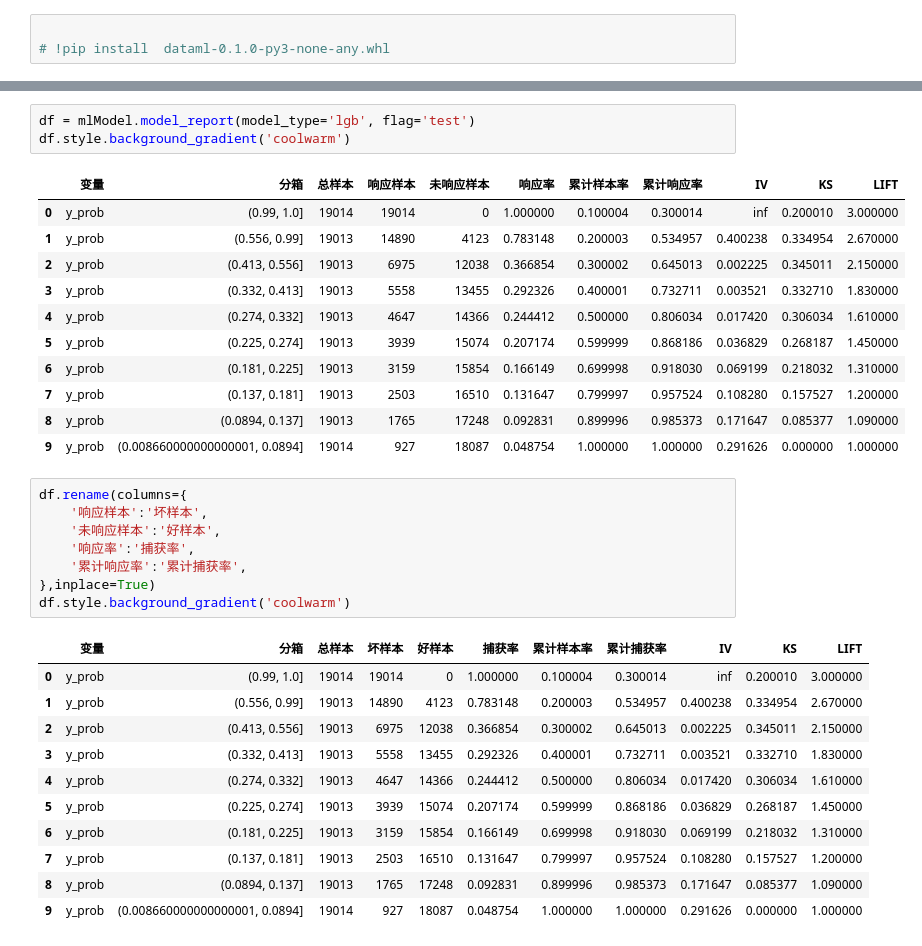
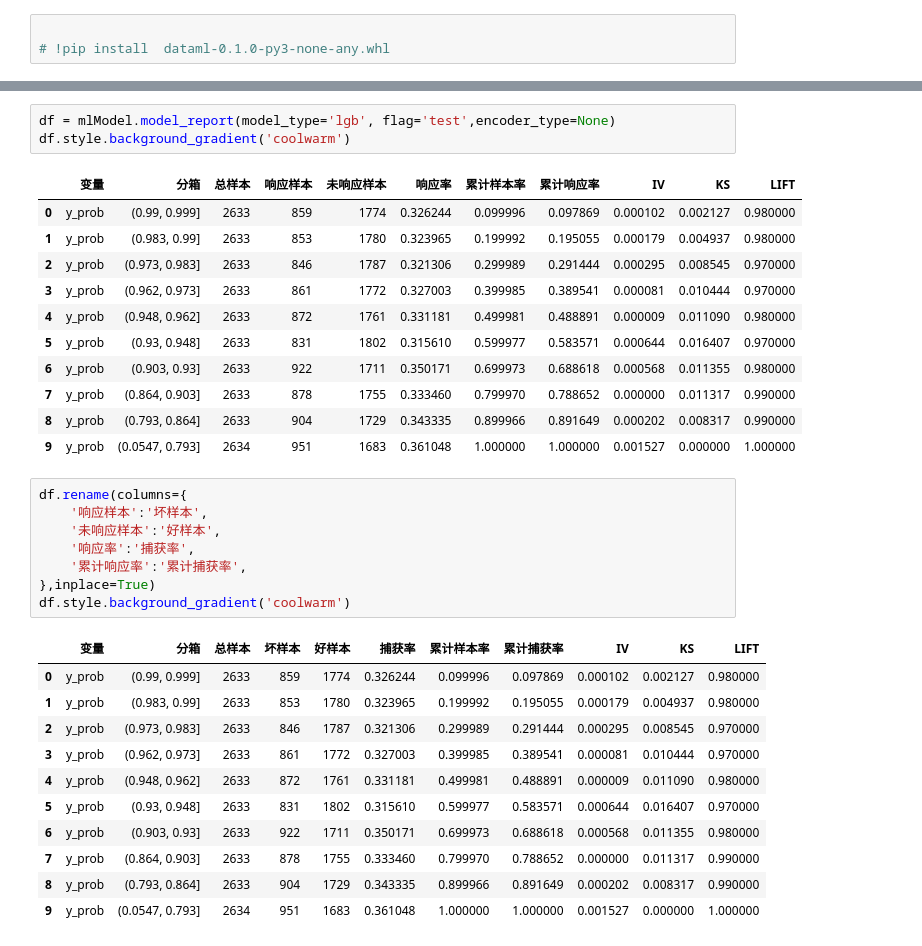
Before and after one commit to wengbenjue/dataml, a Jupyter notebook: data_analysis_example/3.测试集模型报告.ipynb, the cells around one changed output, grey strips where cells are left out. Saved outputs shown, nothing was run; the diff lists cells and outputs as text.

```diff
--- a/data_analysis_example/测试集模型报告.ipynb
+++ b/data_analysis_example/3.测试集模型报告.ipynb
@@ -14,18 +17,18 @@ INFO - {'C': 0.5, 'penalty': 'l1', 'solver': 'liblinear', 'class_weight': 'balan
 # %%
-df = mlModel.model_report(model_type='lgb', flag='test')
+df = mlModel.model_report(model_type='lgb', flag='test',encoder_type=None)
 df.style.background_gradient('coolwarm')
 # %% [output]
 |  | 变量 | 分箱 | 总样本 | 响应样本 | 未响应样本 | 响应率 | 累计样本率 | 累计响应率 | IV | KS | LIFT |
-| 0 | y_prob | (0.99, 1.0] | 19014 | 19014 | 0 | 1.000000 | 0.100004 | 0.300014 | inf | 0.200010 | 3.000000 |
-| 1 | y_prob | (0.556, 0.99] | 19013 | 14890 | 4123 | 0.783148 | 0.200003 | 0.534957 | 0.400238 | 0.334954 | 2.670000 |
-| 2 | y_prob | (0.413, 0.556] | 19013 | 6975 | 12038 | 0.366854 | 0.300002 | 0.645013 | 0.002225 | 0.345011 | 2.150000 |
-| 3 | y_prob | (0.332, 0.413] | 19013 | 5558 | 13455 | 0.292326 | 0.400001 | 0.732711 | 0.003521 | 0.332710 | 1.830000 |
-| 4 | y_prob | (0.274, 0.332] | 19013 | 4647 | 14366 | 0.244412 | 0.500000 | 0.806034 | 0.017420 | 0.306034 | 1.610000 |
-| 5 | y_prob | (0.225, 0.274] | 19013 | 3939 | 15074 | 0.207174 | 0.599999 | 0.868186 | 0.036829 | 0.268187 | 1.450000 |
-| 6 | y_prob | (0.181, 0.225] | 19013 | 3159 | 15854 | 0.166149 | 0.699998 | 0.918030 | 0.069199 | 0.218032 | 1.310000 |
-| 7 | y_prob | (0.137, 0.181] | 19013 | 2503 | 16510 | 0.131647 | 0.799997 | 0.957524 | 0.108280 | 0.157527 | 1.200000 |
-| 8 | y_prob | (0.0894, 0.137] | 19013 | 1765 | 17248 | 0.092831 | 0.899996 | 0.985373 | 0.171647 | 0.085377 | 1.090000 |
-| 9 | y_prob | (0.008660000000000001, 0.0894] | 19014 | 927 | 18087 | 0.048754 | 1.000000 | 1.000000 | 0.291626 | 0.000000 | 1.000000 |
+| 0 | y_prob | (0.99, 0.999] | 2633 | 859 | 1774 | 0.326244 | 0.099996 | 0.097869 | 0.000102 | 0.002127 | 0.980000 |
+| 1 | y_prob | (0.983, 0.99] | 2633 | 853 | 1780 | 0.323965 | 0.199992 | 0.195055 | 0.000179 | 0.004937 | 0.980000 |
+| 2 | y_prob | (0.973, 0.983] | 2633 | 846 | 1787 | 0.321306 | 0.299989 | 0.291444 | 0.000295 | 0.008545 | 0.970000 |
+| 3 | y_prob | (0.962, 0.973] | 2633 | 861 | 1772 | 0.327003 | 0.399985 | 0.389541 | 0.000081 | 0.010444 | 0.970000 |
+| 4 | y_prob | (0.948, 0.962] | 2633 | 872 | 1761 | 0.331181 | 0.499981 | 0.488891 | 0.000009 | 0.011090 | 0.980000 |
+| 5 | y_prob | (0.93, 0.948] | 2633 | 831 | 1802 | 0.315610 | 0.599977 | 0.583571 | 0.000644 | 0.016407 | 0.970000 |
+| 6 | y_prob | (0.903, 0.93] | 2633 | 922 | 1711 | 0.350171 | 0.699973 | 0.688618 | 0.000568 | 0.011355 | 0.980000 |
+| 7 | y_prob | (0.864, 0.903] | 2633 | 878 | 1755 | 0.333460 | 0.799970 | 0.788652 | 0.000000 | 0.011317 | 0.990000 |
+| 8 | y_prob | (0.793, 0.864] | 2633 | 904 | 1729 | 0.343335 | 0.899966 | 0.891649 | 0.000202 | 0.008317 | 0.990000 |
+| 9 | y_prob | (0.0547, 0.793] | 2634 | 951 | 1683 | 0.361048 | 1.000000 | 1.000000 | 0.001527 | 0.000000 | 1.000000 |
 # %%
 df.rename(columns={
     '响应样本':'坏样本',
@@ -36,13 +39,13 @@ df.rename(columns={
 df.style.background_gradient('coolwarm')
 # %% [output]
 |  | 变量 | 分箱 | 总样本 | 坏样本 | 好样本 | 捕获率 | 累计样本率 | 累计捕获率 | IV | KS | LIFT |
-| 0 | y_prob | (0.99, 1.0] | 19014 | 19014 | 0 | 1.000000 | 0.100004 | 0.300014 | inf | 0.200010 | 3.000000 |
-| 1 | y_prob | (0.556, 0.99] | 19013 | 14890 | 4123 | 0.783148 | 0.200003 | 0.534957 | 0.400238 | 0.334954 | 2.670000 |
-| 2 | y_prob | (0.413, 0.556] | 19013 | 6975 | 12038 | 0.366854 | 0.300002 | 0.645013 | 0.002225 | 0.345011 | 2.150000 |
-| 3 | y_prob | (0.332, 0.413] | 19013 | 5558 | 13455 | 0.292326 | 0.400001 | 0.732711 | 0.003521 | 0.332710 | 1.830000 |
-| 4 | y_prob | (0.274, 0.332] | 19013 | 4647 | 14366 | 0.244412 | 0.500000 | 0.806034 | 0.017420 | 0.306034 | 1.610000 |
-| 5 | y_prob | (0.225, 0.274] | 19013 | 3939 | 15074 | 0.207174 | 0.599999 | 0.868186 | 0.036829 | 0.268187 | 1.450000 |
-| 6 | y_prob | (0.181, 0.225] | 19013 | 3159 | 15854 | 0.166149 | 0.699998 | 0.918030 | 0.069199 | 0.218032 | 1.310000 |
-| 7 | y_prob | (0.137, 0.181] | 19013 | 2503 | 16510 | 0.131647 | 0.799997 | 0.957524 | 0.108280 | 0.157527 | 1.200000 |
-| 8 | y_prob | (0.0894, 0.137] | 19013 | 1765 | 17248 | 0.092831 | 0.899996 | 0.985373 | 0.171647 | 0.085377 | 1.090000 |
-| 9 | y_prob | (0.008660000000000001, 0.0894] | 19014 | 927 | 18087 | 0.048754 | 1.000000 | 1.000000 | 0.291626 | 0.000000 | 1.000000 |
+| 0 | y_prob | (0.99, 0.999] | 2633 | 859 | 1774 | 0.326244 | 0.099996 | 0.097869 | 0.000102 | 0.002127 | 0.980000 |
+| 1 | y_prob | (0.983, 0.99] | 2633 | 853 | 1780 | 0.323965 | 0.199992 | 0.195055 | 0.000179 | 0.004937 | 0.980000 |
+| 2 | y_prob | (0.973, 0.983] | 2633 | 846 | 1787 | 0.321306 | 0.299989 | 0.291444 | 0.000295 | 0.008545 | 0.970000 |
+| 3 | y_prob | (0.962, 0.973] | 2633 | 861 | 1772 | 0.327003 | 0.399985 | 0.389541 | 0.000081 | 0.010444 | 0.970000 |
+| 4 | y_prob | (0.948, 0.962] | 2633 | 872 | 1761 | 0.331181 | 0.499981 | 0.488891 | 0.000009 | 0.011090 | 0.980000 |
+| 5 | y_prob | (0.93, 0.948] | 2633 | 831 | 1802 | 0.315610 | 0.599977 | 0.583571 | 0.000644 | 0.016407 | 0.970000 |
+| 6 | y_prob | (0.903, 0.93] | 2633 | 922 | 1711 | 0.350171 | 0.699973 | 0.688618 | 0.000568 | 0.011355 | 0.980000 |
+| 7 | y_prob | (0.864, 0.903] | 2633 | 878 | 1755 | 0.333460 | 0.799970 | 0.788652 | 0.000000 | 0.011317 | 0.990000 |
+| 8 | y_prob | (0.793, 0.864] | 2633 | 904 | 1729 | 0.343335 | 0.899966 | 0.891649 | 0.000202 | 0.008317 | 0.990000 |
+| 9 | y_prob | (0.0547, 0.793] | 2634 | 951 | 1683 | 0.361048 | 1.000000 | 1.000000 | 0.001527 | 0.000000 | 1.000000 |
```
Also changed, not shown: parts of 1 cell of this notebook, 20 other files.
